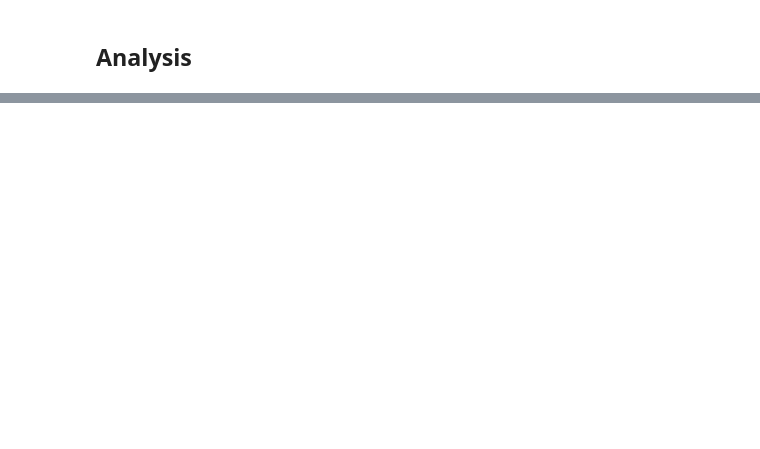
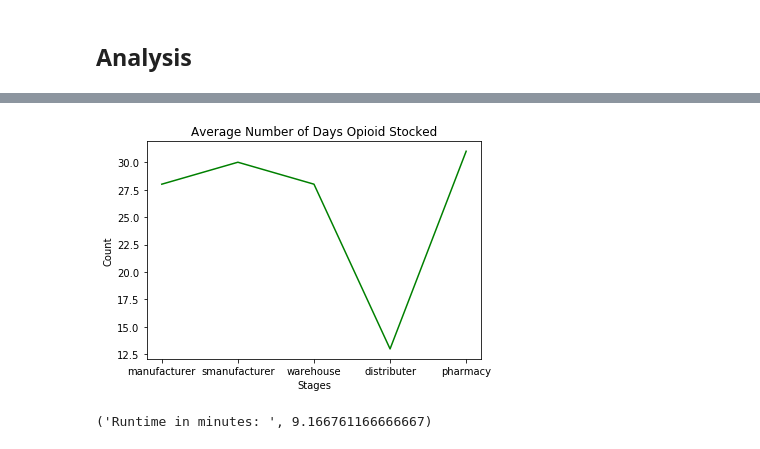
Before and after one commit to bigdata-i523/hid212, a Jupyter notebook: project/blockchain.ipynb, the cells around one changed output, grey strips where cells are left out. Drawn from its saved outputs; the diff is of its cells as text; code cells hidden in the pictures; blank space fills up the shorter version.

```diff
--- a/project/blockchain.ipynb
+++ b/project/blockchain.ipynb
@@ -302,0 +335,28 @@ Name: 1011, dtype: object
+# %%
+def avg(a):
+    return (sum(a)/len(a))
+
+manufacturer_days = []
+smanufacturer_days = []
+pharmacy_days = []
+warehouse_days = []
+distributer_days = []
+
+for i in range(2000):
+
+    distributer_days.append((supply_chain_data.distributer_t2[1] - supply_chain_data.distributer_t1[1]).days)
+    manufacturer_days.append((supply_chain_data.manufacturer_t2[1] - supply_chain_data.manufacturer_t1[1]).days)
+    smanufacturer_days.append((supply_chain_data.smanufacturer_t2[1] - supply_chain_data.smanufacturer_t1[1]).days)
+    pharmacy_days.append((supply_chain_data.pharmacy_t2[1] - supply_chain_data.pharmacy_t1[1]).days)
+    warehouse_days.append((supply_chain_data.warehouse_t2[1] - supply_chain_data.warehouse_t1[1]).days)
+# %%
+avg_list = [avg(manufacturer_days), avg(smanufacturer_days),avg(warehouse_days),avg(distributer_days),avg(pharmacy_days)]
+plt.title('Average Number of Days Opioid Stocked')
+plt.xlabel('Stages')
+plt.xticks(range(5),['manufacturer', 'smanufacturer', 'warehouse', 'distributer', 'pharmacy'])
+plt.ylabel('Count')
+plt.plot(avg_list,color = "green")
+plt.savefig('./images/average_hist.png')
+plt.show()
+# %% [output]
+[figure, added]
@@ -302,0 +366,4 @@ Name: 1011, dtype: object
+# %%
+print ("Runtime in minutes: ", min)
+# %% [output]
+('Runtime in minutes: ', 9.166761166666667)
```
Also changed, not shown: parts of 15 cells of this notebook, 1 other file.
